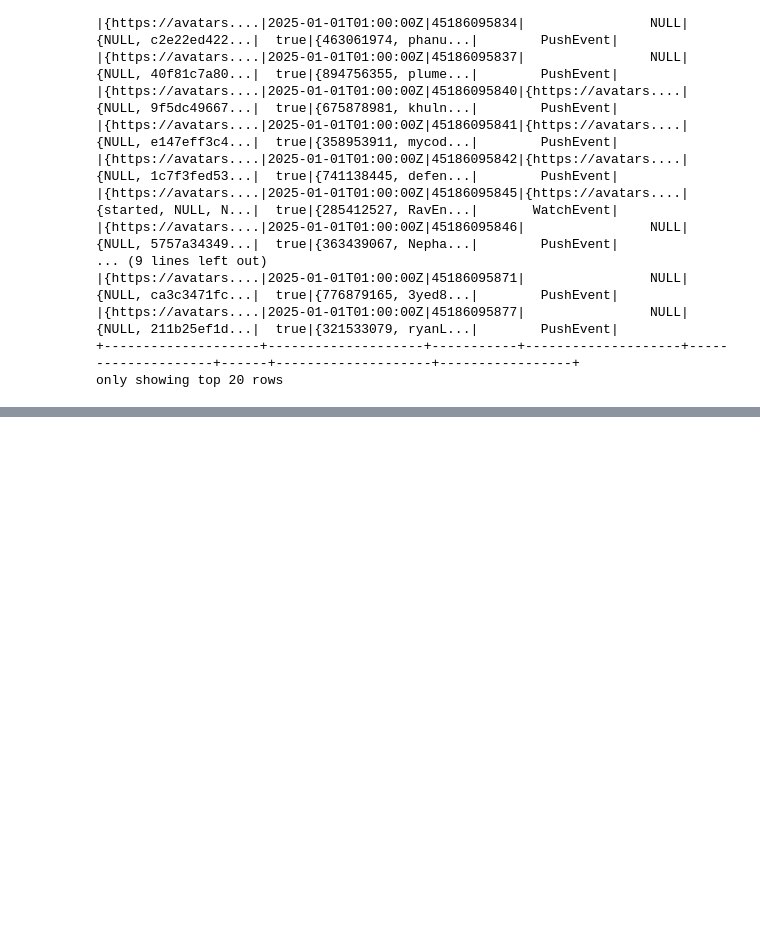
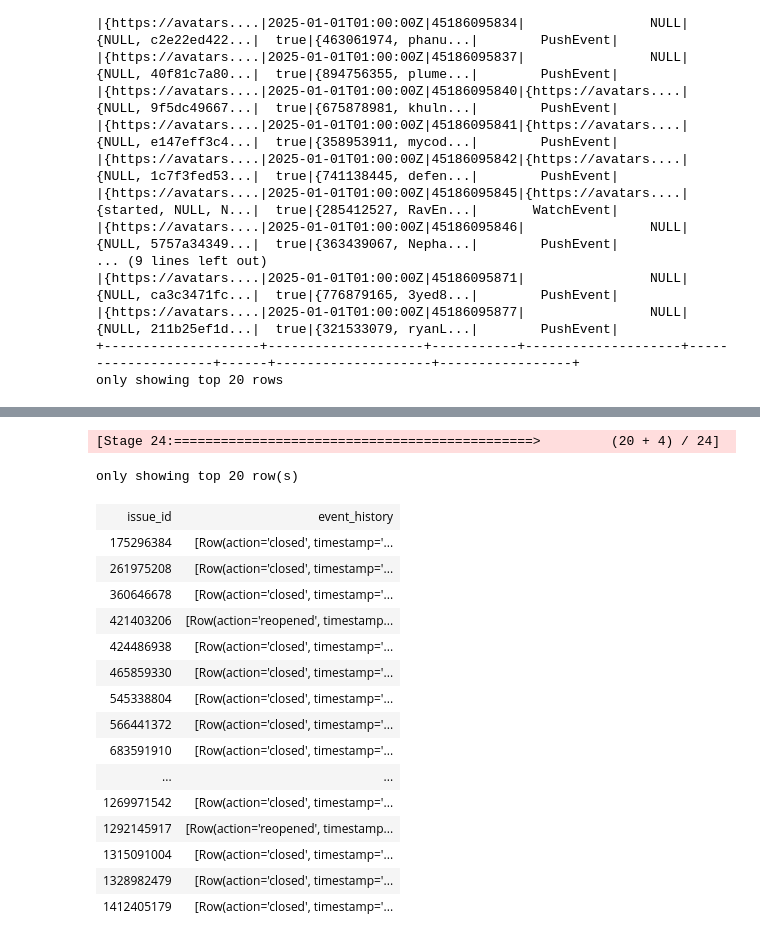
Before and after one commit to NathanC0926/github-realtime-issue-tracker, a Jupyter notebook: notebook/transform_raw.ipynb, the cells around one changed output, grey strips where cells are left out. Saved outputs shown, nothing was run; the diff lists cells and outputs as text; code cells hidden in the pictures; blank space fills up the shorter version.

```diff
--- a/notebook/transform_raw.ipynb
+++ b/notebook/transform_raw.ipynb
@@ -57,7 +62,7 @@ root
 +--------------------+--------------------+-----------+--------------------+--------------------+------+--------------------+-----------------+
 only showing top 20 rows
 # %%
-df = df.filter(df["type"].isin("IssuesEvent", "IssueCommentEvent"))
+df = df.filter(df["type"] == "IssuesEvent")
 # %%
 df.createOrReplaceTempView("df")
 # %%
@@ -130,3 +142,33 @@ only showing top 20 rows
+# %%
+%%sparksql
+SELECT
+    payload.issue.id AS issue_id,
+    ARRAY_SORT(
+        COLLECT_LIST(NAMED_STRUCT('action', payload.action, 'timestamp', created_at)),
+        (x, y) -> CASE WHEN x.timestamp < y.timestamp THEN -1 ELSE 1 END
+    ) AS event_history
+FROM df
+GROUP BY payload.issue.id
+HAVING SIZE(COLLECT_LIST(payload.action)) = 2;
+# %% [output]
+[Stage 24:==============================================>         (20 + 4) / 24]
+only showing top 20 row(s)
+| issue_id | event_history |
+| 175296384 | [Row(action='closed', timestamp='... |
+| 261975208 | [Row(action='closed', timestamp='... |
+| 360646678 | [Row(action='closed', timestamp='... |
+| 421403206 | [Row(action='reopened', timestamp... |
+| 424486938 | [Row(action='closed', timestamp='... |
+| 465859330 | [Row(action='closed', timestamp='... |
+| 545338804 | [Row(action='closed', timestamp='... |
+| 566441372 | [Row(action='closed', timestamp='... |
+| 683591910 | [Row(action='closed', timestamp='... |
+| ... | ... |
+| 1269971542 | [Row(action='closed', timestamp='... |
+| 1292145917 | [Row(action='reopened', timestamp... |
+| 1315091004 | [Row(action='closed', timestamp='... |
+| 1328982479 | [Row(action='closed', timestamp='... |
+| 1412405179 | [Row(action='closed', timestamp='... |
 # %%
 spark.sql(
     """
```
Also changed, not shown: parts of 17 cells of this notebook, 5 other files.
